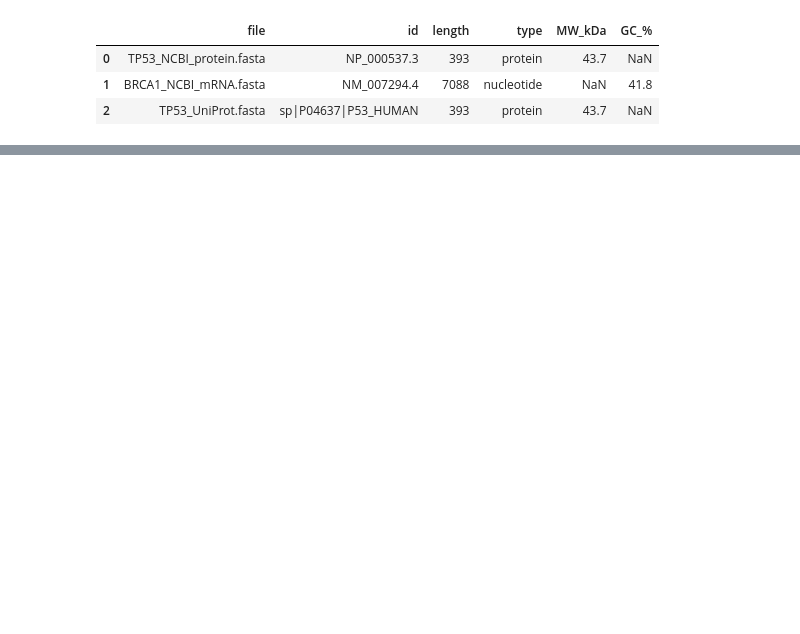
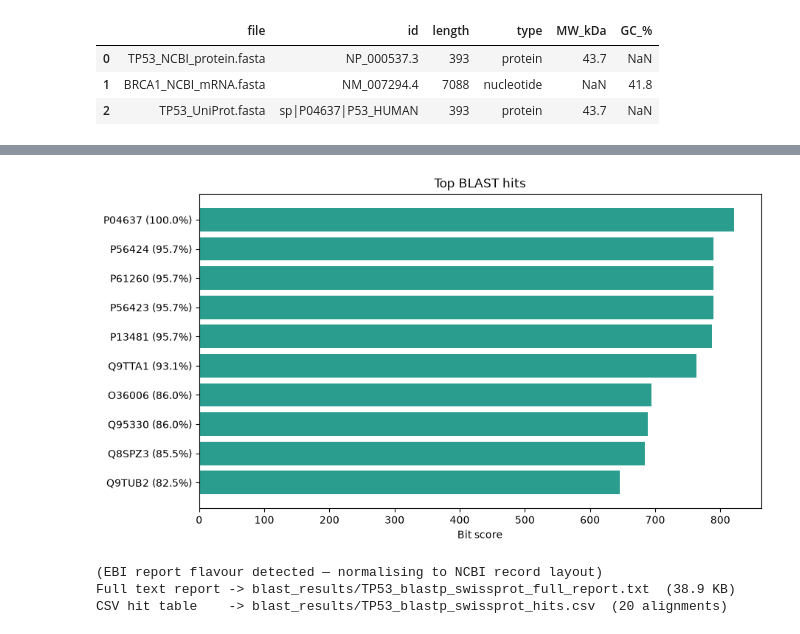
Before and after one commit to M7tnj/CodeAlpha, a Jupyter notebook: pipeline.ipynb, the cells around one changed output, grey strips where cells are left out. Drawn from its saved outputs; the diff is of its cells as text; code cells hidden in the pictures; blank space fills up the shorter version.

```diff
--- a/pipeline.ipynb
+++ b/pipeline.ipynb
@@ -113,8 +116,10 @@ def download_from_uniprot(accession, file_format="fasta", filename=None):
 # %%
 # download test protein from Uniprot
 uniprot_file = download_from_uniprot(
-    accession="P04637",
+    accession="P04637",                                    # TP53_HUMAN
     filename=os.path.join(OUTPUT_DIR, "TP53_UniProt.fasta"),
 )
+
+record = SeqIO.read(uniprot_file, "fasta")
 # %% [output]
 GET https://rest.uniprot.org/uniprotkb/P04637.fasta
@@ -220,9 +364,11 @@ p53_record = SeqIO.read(uniprot_file, "fasta")
 
 xml_file = run_blast(
     sequence=str(p53_record.seq),
-    program="blastp",
-    database="swissprot",
+    program="blastp",        # protein query -> protein database
+    database="swissprot",    # curated & fast; swap for "nr" for an exhaustive search
     expect=1e-5,
     hits=25,
+    engine="auto",
+    timeout=240,
 )
 # %% [output]
@@ -229,0 +519,9 @@ Submitting BLASTP against 'swissprot' (E <= 1e-05, max 25 hits) ...
+# %%
+hits_df = parse_blast_xml(xml_file)
+print("%d alignments found - top 10 by bit score:" % len(hits_df))
+display(hits_df.head(10))
+
+# ── A typical analysis step: keep only highly significant hits ──
+strong = hits_df[hits_df["e_value"] < 1e-50].sort_values("bit_score", ascending=False)
+print("\n%d high-confidence hits (E-value < 1e-50)" % len(strong))
+display(strong.head(10))
@@ -229,0 +554,11 @@ Submitting BLASTP against 'swissprot' (E <= 1e-05, max 25 hits) ...
+# %%
+top = hits_df.head(10).iloc[::-1]                    # reversed -> best hit on top
+labels = ["%s (%s%%)" % (acc, pct) for acc, pct in zip(top["accession"], top["identity_%"])]
+
+plt.figure(figsize=(9, 5), constrained_layout=True)
+plt.barh(labels, top["bit_score"], color="#2a9d8f")
+plt.xlabel("Bit score")
+plt.title("Top BLAST hits")
+plt.show()
+# %% [output]
+[figure, added]
@@ -229,0 +663,10 @@ Submitting BLASTP against 'swissprot' (E <= 1e-05, max 25 hits) ...
+# %%
+txt_file, csv_file = generate_full_report(xml_file, report_name="TP53_blastp_swissprot")
+
+# Preview the report: header + the beginning of the first alignment block
+with open(txt_file) as f:
+    preview = f.read().splitlines()
+# %% [output]
+(EBI report flavour detected — normalising to NCBI record layout)
+Full text report -> blast_results/TP53_blastp_swissprot_full_report.txt  (38.9 KB)
+CSV hit table    -> blast_results/TP53_blastp_swissprot_hits.csv  (20 alignments)
```
Also changed, not shown: parts of 10 cells of this notebook.
